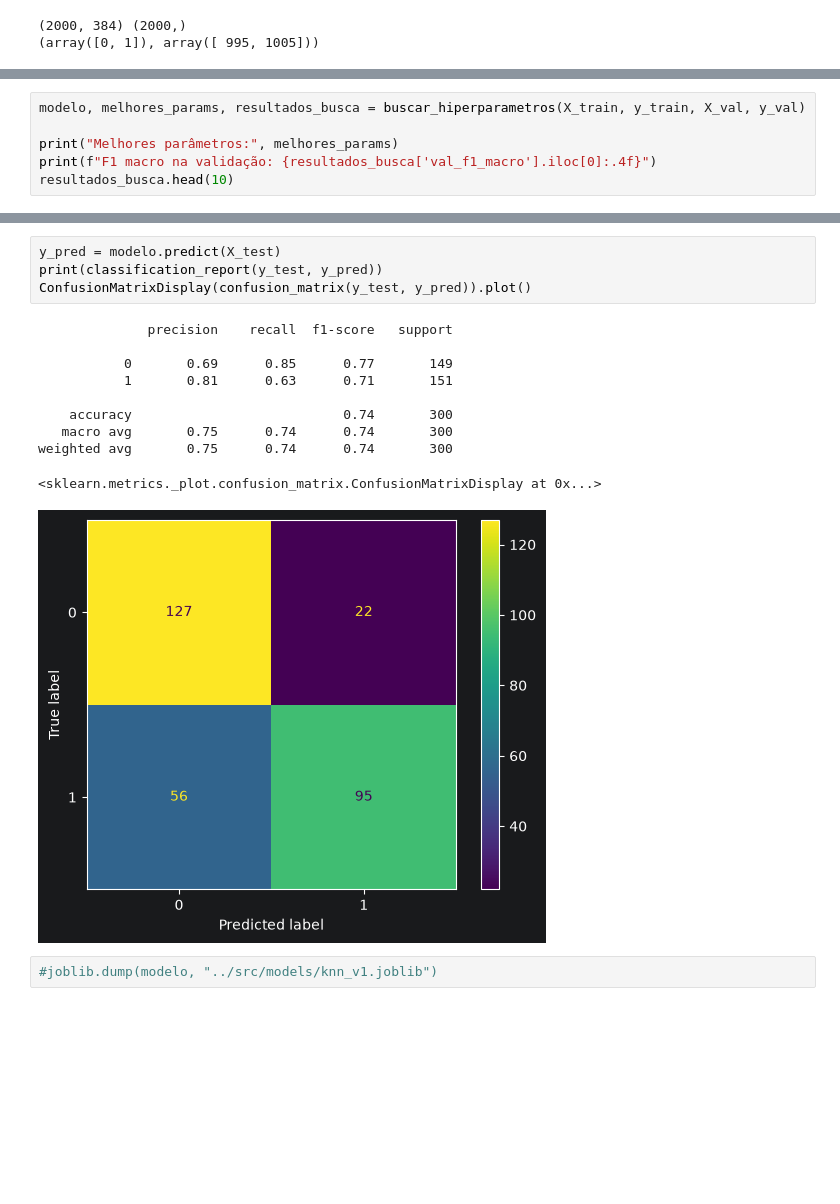
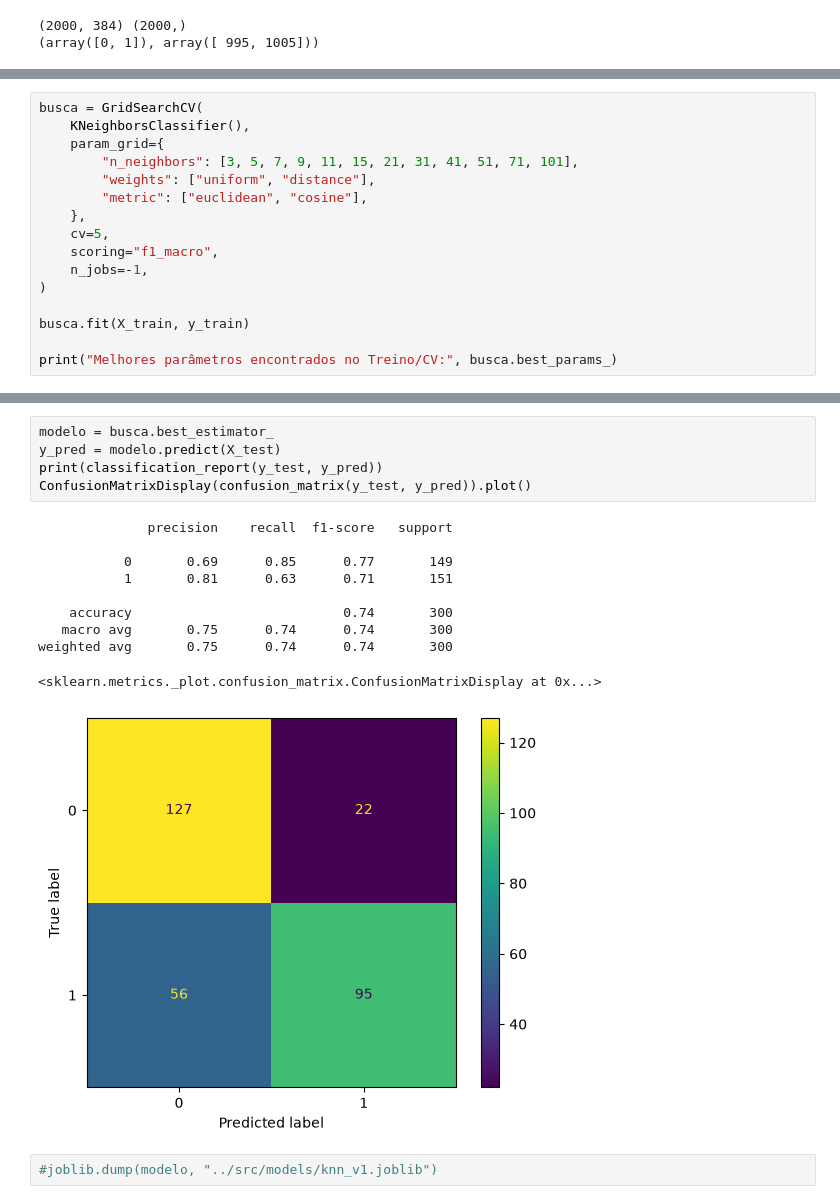
Before and after one commit to Kaickpl/Projeto-IA-classificacaoSentimentosFilme, a Jupyter notebook: notebooks/05_knn.ipynb, the cells around one changed output, grey strips where cells are left out. Saved outputs shown, nothing was run; the diff lists cells and outputs as text; blank space fills up the shorter version.

```diff
--- a/notebooks/05_knn.ipynb
+++ b/notebooks/05_knn.ipynb
@@ -77,7 +80,17 @@ Teste: 300 amostras (15%)
 # %%
-modelo, melhores_params, resultados_busca = buscar_hiperparametros(X_train, y_train, X_val, y_val)
+busca = GridSearchCV(
+    KNeighborsClassifier(),
+    param_grid={
+        "n_neighbors": [3, 5, 7, 9, 11, 15, 21, 31, 41, 51, 71, 101],
+        "weights": ["uniform", "distance"],
+        "metric": ["euclidean", "cosine"],
+    },
+    cv=5,
+    scoring="f1_macro",
+    n_jobs=-1,
+)
 
-print("Melhores parâmetros:", melhores_params)
-print(f"F1 macro na validação: {resultados_busca['val_f1_macro'].iloc[0]:.4f}")
-resultados_busca.head(10)
+busca.fit(X_train, y_train)
+
+print("Melhores parâmetros encontrados no Treino/CV:", busca.best_params_)
 # %% [output]
@@ -97,18 +109,19 @@ F1 macro na validação: 0.7326
 # %%
+modelo = busca.best_estimator_
 y_pred = modelo.predict(X_test)
 print(classification_report(y_test, y_pred))
 ConfusionMatrixDisplay(confusion_matrix(y_test, y_pred)).plot()
 # %% [output]
               precision    recall  f1-score   support
 
            0       0.69      0.85      0.77       149
            1       0.81      0.63      0.71       151
 
     accuracy                           0.74       300
    macro avg       0.75      0.74      0.74       300
 weighted avg       0.75      0.74      0.74       300
 <sklearn.metrics._plot.confusion_matrix.ConfusionMatrixDisplay at 0x...>
-[figure, old version]
+[figure, new version]
 # %%
 #joblib.dump(modelo, "../src/models/knn_v1.joblib")
 # %%
```
Also changed, not shown: parts of 8 cells of this notebook, 23 other files.
